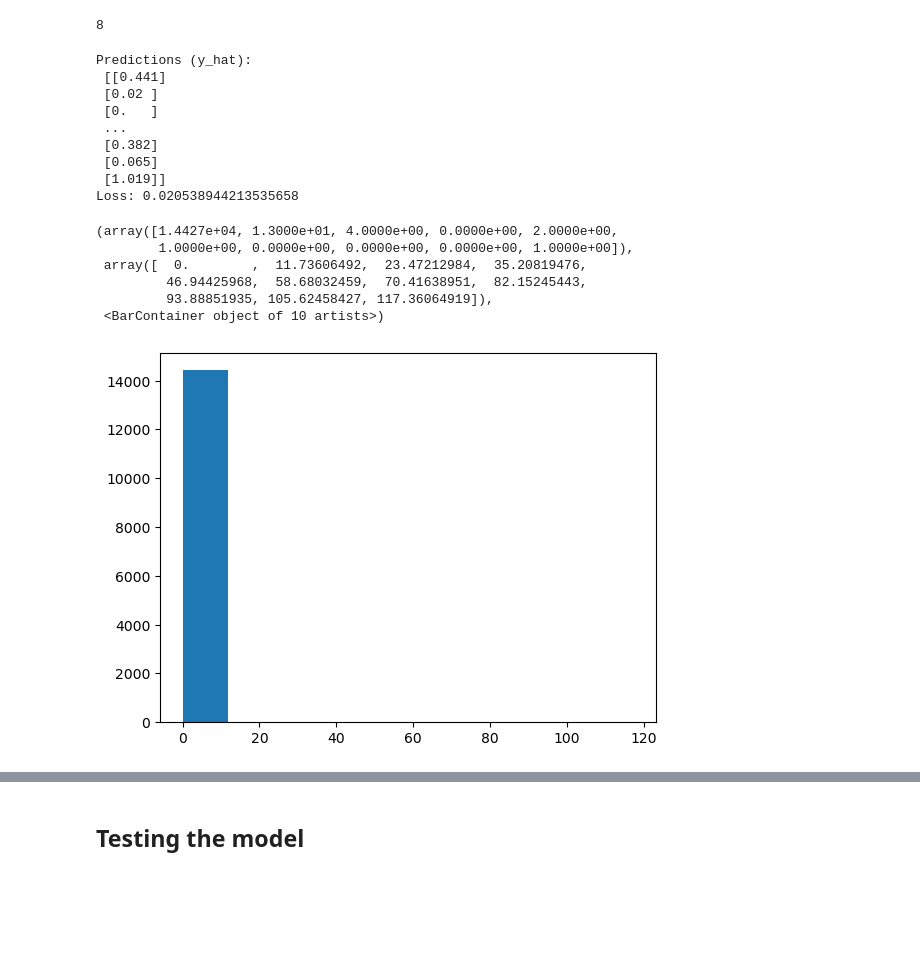
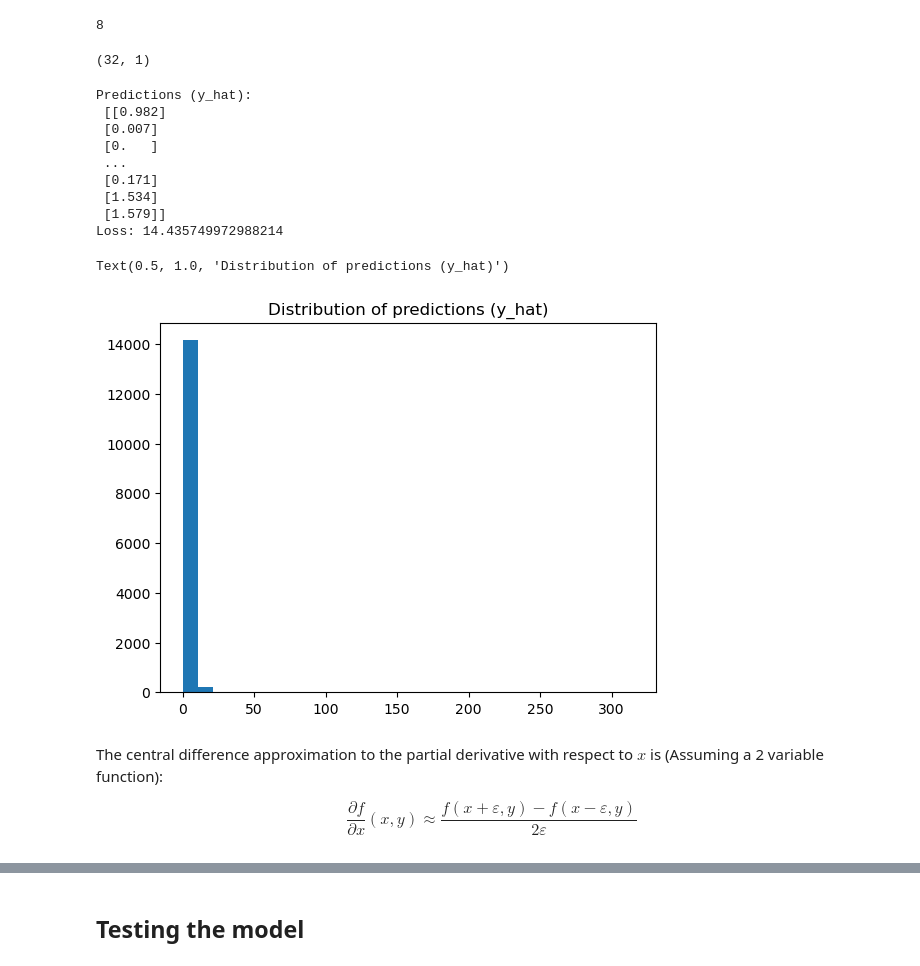
Before and after one commit to pyWill8/House-Price-Prediction-Using-Neural-Networks, a Jupyter notebook: data.ipynb, the cells around one changed output, grey strips where cells are left out. Saved outputs shown, nothing was run; the diff lists cells and outputs as text; code cells hidden in the pictures; blank space fills up the shorter version.

```diff
--- a/data.ipynb
+++ b/data.ipynb
@@ -118,48 +120,61 @@ X_train.shape[1]
 # %% [output]
 8
 # %%
-num_hidden_neurons = 12
+num_hidden_neurons = 32
 # %%
-W1 = 0.5*np.random.rand(X_train.shape[1], num_hidden_neurons) # (n, 5) for W1
+# Example of the weights and biases. Used for checking first iteration is working correctly.
+
+# Capitals implies that its a matrix (), lowercase is a vector.
+W1 = 0.5*np.random.rand(X_train.shape[1], num_hidden_neurons)
 # Note, in the worksheet, times by 0.5. Maybe change later?
 b1 = np.zeros(num_hidden_neurons)
 
-W2 = 0.5*np.random.rand(num_hidden_neurons, 1) # (5, 1) for W2
+w2 = 0.5*np.random.rand(num_hidden_neurons, 1) # (5, 1) for w2
 b2 = np.zeros(1)
+# %%
+w2.shape
+# %% [output]
+(32, 1)
 # %%
-def forward(X, W1, b1, W2, b2):
+def forward(X, W1, b1, w2, b2):
     z1 = X @ W1 + b1
     # Applying activation function (relu) to the hidden layer
     a1 = relu(z1)
 
-    z2 = a1 @ W2 + b2
+    z2 = a1 @ w2 + b2
     y_hat = z2 # Explain why not applying activation function to the output layer (regression problem)
+    # Cache is used to store temporary values
     cache = {"z1": z1, "a1": a1, "z2": z2, "y_hat": y_hat}
     return y_hat, cache
 
-y_hat, cache = forward(X_train, W1, b1, W2, b2)
+y_hat, cache = forward(X_train, W1, b1, w2, b2)
 loss = mse_loss(y_hat, y_train, n=X_train.shape[0])
 
 print("Predictions (y_hat):\n", np.round(y_hat, 3))
 print("Loss:", loss)
 # %% [output]
 Predictions (y_hat):
- [[0.441]
- [0.02 ]
+ [[0.982]
+ [0.007]
  [0.   ]
  ...
- [0.382]
- [0.065]
- [1.019]]
-Loss: 0.020538944213535658
+ [0.171]
+ [1.534]
+ [1.579]]
+Loss: 14.435749972988214
 # %%
-plt.hist(y_hat)
+# Plotting due to having an issues before where the predictions were all the same.
+plt.hist(y_hat, bins=30)
+plt.title("Distribution of predictions (y_hat)")
 # %% [output]
-(array([1.4427e+04, 1.3000e+01, 4.0000e+00, 0.0000e+00, 2.0000e+00,
-        1.0000e+00, 0.0000e+00, 0.0000e+00, 0.0000e+00, 1.0000e+00]),
- array([  0.        ,  11.73606492,  23.47212984,  35.20819476,
-         46.94425968,  58.68032459,  70.41638951,  82.15245443,
-         93.88851935, 105.62458427, 117.36064919]),
- <BarContainer object of 10 artists>)
+Text(0.5, 1.0, 'Distribution of predictions (y_hat)')
-[figure, old version]
+[figure, new version]
+# %% [markdown]
+The central difference approximation to the partial derivative with respect to $x$ is (Assuming a 2 variable function):
+
+$$
+\frac{\partial f}{\partial x}(x, y)
+\approx
+\frac{f(x + \varepsilon, y) - f(x - \varepsilon, y)}{2\varepsilon}
+$$
 # %%
```
Also changed, not shown: parts of 8 cells of this notebook.
